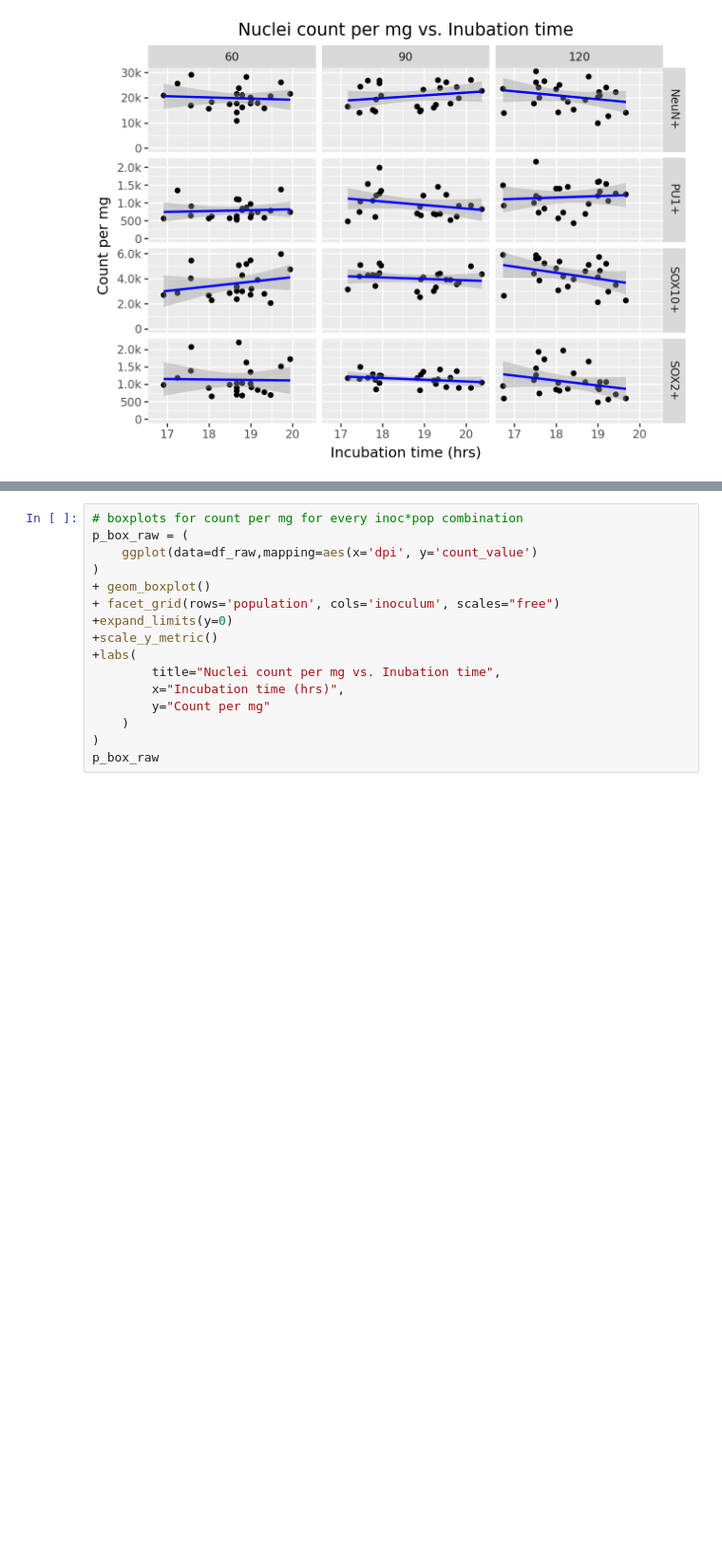
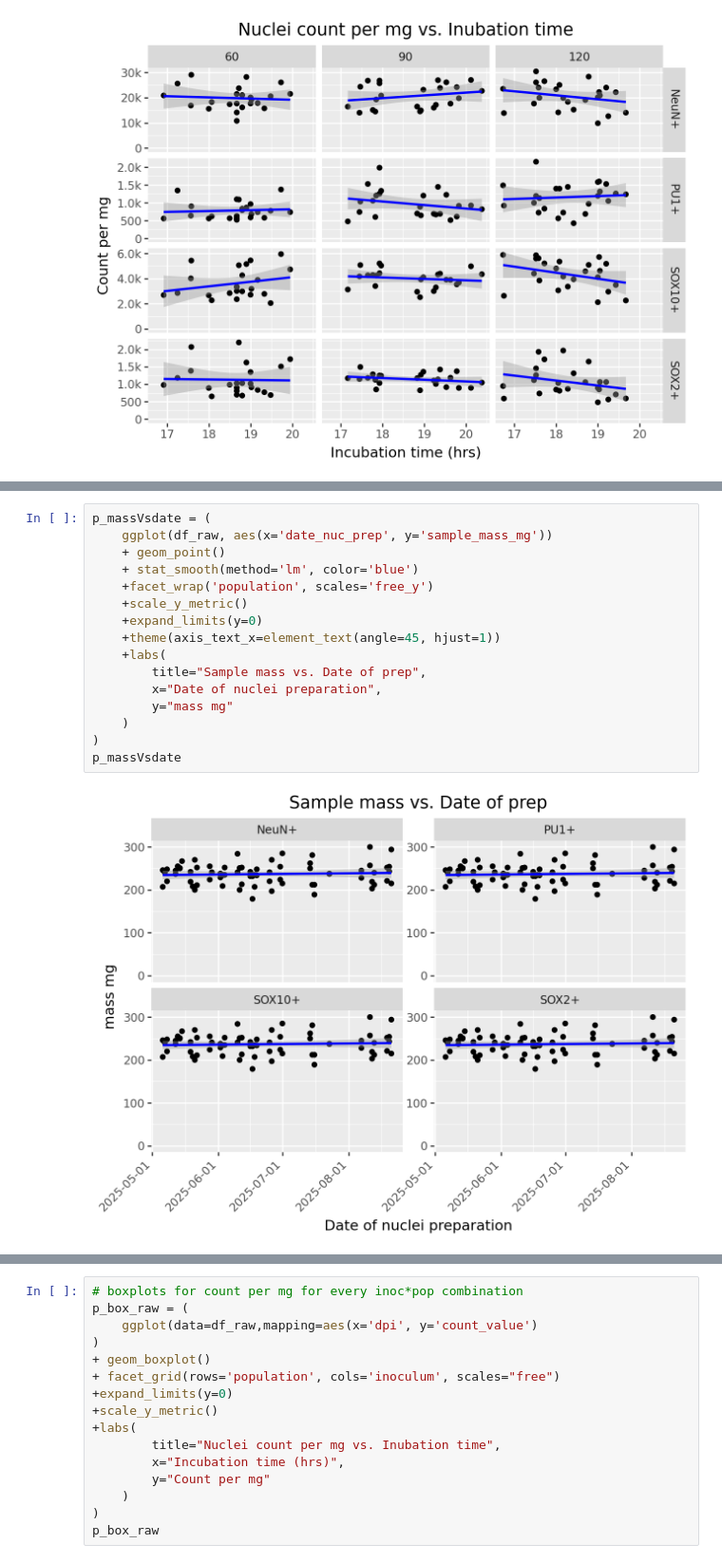
Before and after one commit to tjm-sci/analysis_of_FANS_data, a Jupyter notebook: notebooks/03_sortStatsVizAnalysis.ipynb, the cells around one changed output, grey strips where cells are left out. Shown at 95% size. Saved outputs shown, nothing was run; the diff lists cells and outputs as text; blank space fills up the shorter version.

```diff
--- a/notebooks/03_sortStatsVizAnalysis.ipynb
+++ b/notebooks/03_sortStatsVizAnalysis.ipynb
@@ -329,3 +328,21 @@ p_date
+# %%
+p_massVsdate = (
+    ggplot(df_raw, aes(x='date_nuc_prep', y='sample_mass_mg'))
+    + geom_point()
+    + stat_smooth(method='lm', color='blue')
+    +facet_wrap('population', scales='free_y')
+    +scale_y_metric()
+    +expand_limits(y=0)
+    +theme(axis_text_x=element_text(angle=45, hjust=1))
+    +labs(
+        title="Sample mass vs. Date of prep",
+        x="Date of nuclei preparation",
+        y="mass mg"
+    )
+)
+p_massVsdate
+# %% [output]
+[figure, added]
 # %%
 # check batch and counts
 p_batch = (
```
Also changed, not shown: parts of 9 cells of this notebook, 1 other file.
